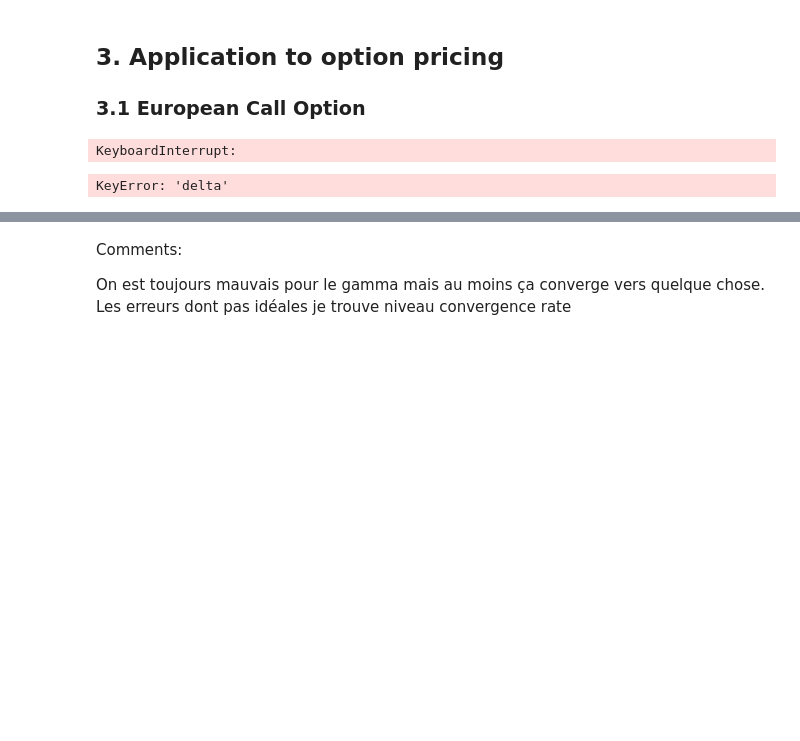
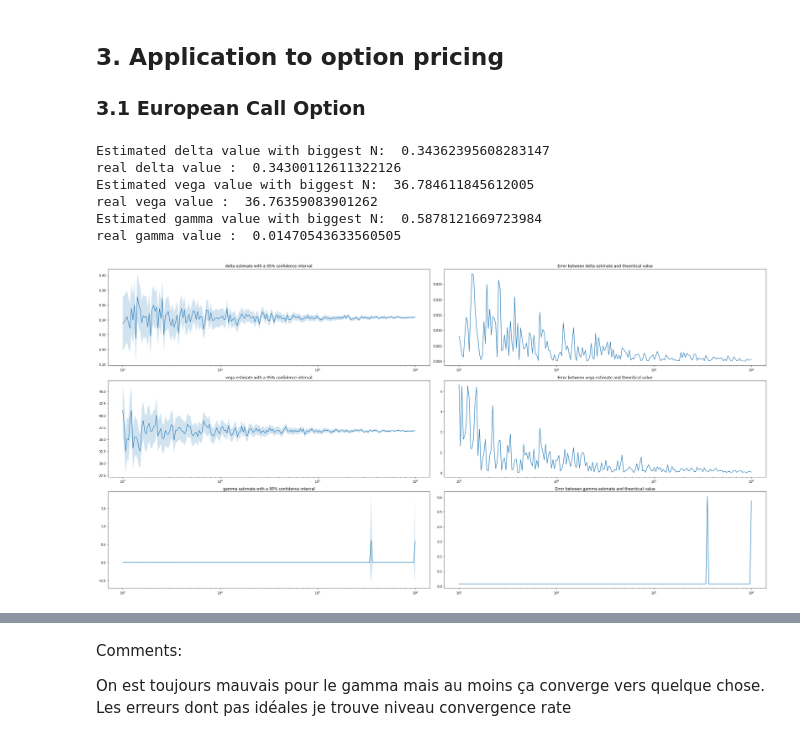
Before and after one commit to chgendreau/Monte-Carlo_Financial-Sensitivities, a Jupyter notebook: Monte Carlo estimation of Sensitivities in Finance.ipynb, the cells around one changed output, grey strips where cells are left out. Drawn from its saved outputs; the diff is of its cells as text; code cells hidden in the pictures; blank space fills up the shorter version.

```diff
--- a/Monte Carlo estimation of Sensitivities in Finance.ipynb
+++ b/Monte Carlo estimation of Sensitivities in Finance.ipynb
@@ -192,43 +192,47 @@ dS_dS0 = lambda x,p : np.exp((p[2]-0.5*p[3]**2)*p[0]+p[3]*x) # x = W_T
 dS_dS02 = lambda x,p : np.zeros(len(x))
 dS_dsig = lambda x,p: p[1]*np.exp((p[2]-0.5*p[3]**2)*p[0]+p[3]*x)*(x-p[3]*p[0])
 # %%
-n_elem : np.array = np.arange(10**3,10**6+1000,1000)
+n_elem : np.array = np.logspace(3,6,200).astype(int)
 
 # Finite difference mcethod
 finite_methods_dict = {}
 for greek in greeks:
     finite_methods_dict[greek] = np.array([finite_difference(C_payoff,params,dtheta,greek, n) for idx,n in enumerate(n_elem)])
-# %% [output]
-KeyboardInterrupt:
 # %%
 # Results Finite difference method
 
 d1 : float = (np.log(S_0/K)+(r+0.5*sig**2)*T)/(sig*np.sqrt(T))
-real_val : dict = {"delta":st.norm.cdf(d1),"vega":np.exp(-r*T)*S_0*np.sqrt(T)*st.norm.pdf(d1),"gamma":np.exp(-r*T)*st.norm.pdf(d1)/(sig*S_0*np.sqrt(T))}
+real_val : dict = {"delta":st.norm.cdf(d1),"vega":S_0*np.sqrt(T)*st.norm.pdf(d1),"gamma":st.norm.pdf(d1)/(sig*S_0*np.sqrt(T))}
 print("Estimated delta value with biggest N: ", finite_methods_dict["delta"][-1,0])
 print("real delta value : ",real_val["delta"])
 
 print("Estimated vega value with biggest N: ", finite_methods_dict["vega"][-1,0])
 print("real vega value : ",real_val["vega"])
 
 print("Estimated gamma value with biggest N: ", finite_methods_dict["gamma"][-1,0])
 print("real gamma value : ",real_val["gamma"])
 
 fig, ax = plt.subplots(3,2,figsize=(30,15))
 
 for idx,greek in enumerate(greeks):
     ax[idx,0].plot(n_elem,finite_methods_dict[greek][:,0],label=greek)
     ax[idx,0].fill_between(n_elem, finite_methods_dict[greek][:,0] - 1.96*finite_methods_dict[greek][:,1]/np.sqrt(n_elem),
                                  finite_methods_dict[greek][:,0] + 1.96*finite_methods_dict[greek][:,1]/np.sqrt(n_elem),alpha=0.2)
     ax[idx,1].plot(n_elem,np.abs(real_val[greek]-finite_methods_dict[greek][:,0]))
     ax[idx,0].set_title(f"{greek} estimate with a 95% confidence interval")
     ax[idx,1].set_title(f"Error between {greek} estimate and theoritical value")
     ax[idx,0].set_xscale("log")
     ax[idx,1].set_xscale("log")
 
 fig.tight_layout()
 # %% [output]
-KeyError: 'delta'
+Estimated delta value with biggest N:  0.34362395608283147
+real delta value :  0.34300112611322126
+Estimated vega value with biggest N:  36.784611845612005
+real vega value :  36.76359083901262
+Estimated gamma value with biggest N:  0.5878121669723984
+real gamma value :  0.01470543633560505
+[figure, added]
 # %% [markdown]
 Explications Finite difference method:
 
```
Also changed, not shown: parts of 3 cells of this notebook.
